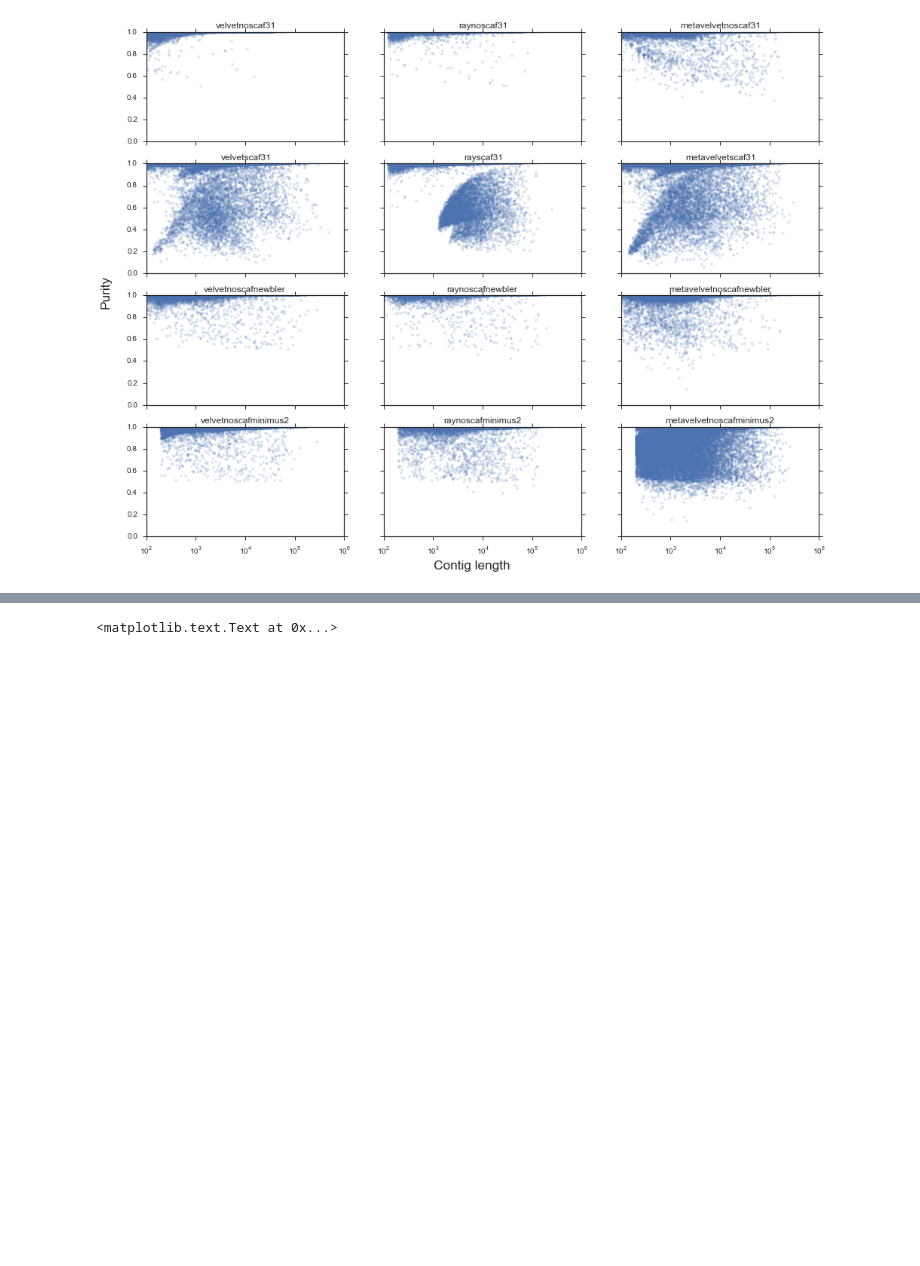
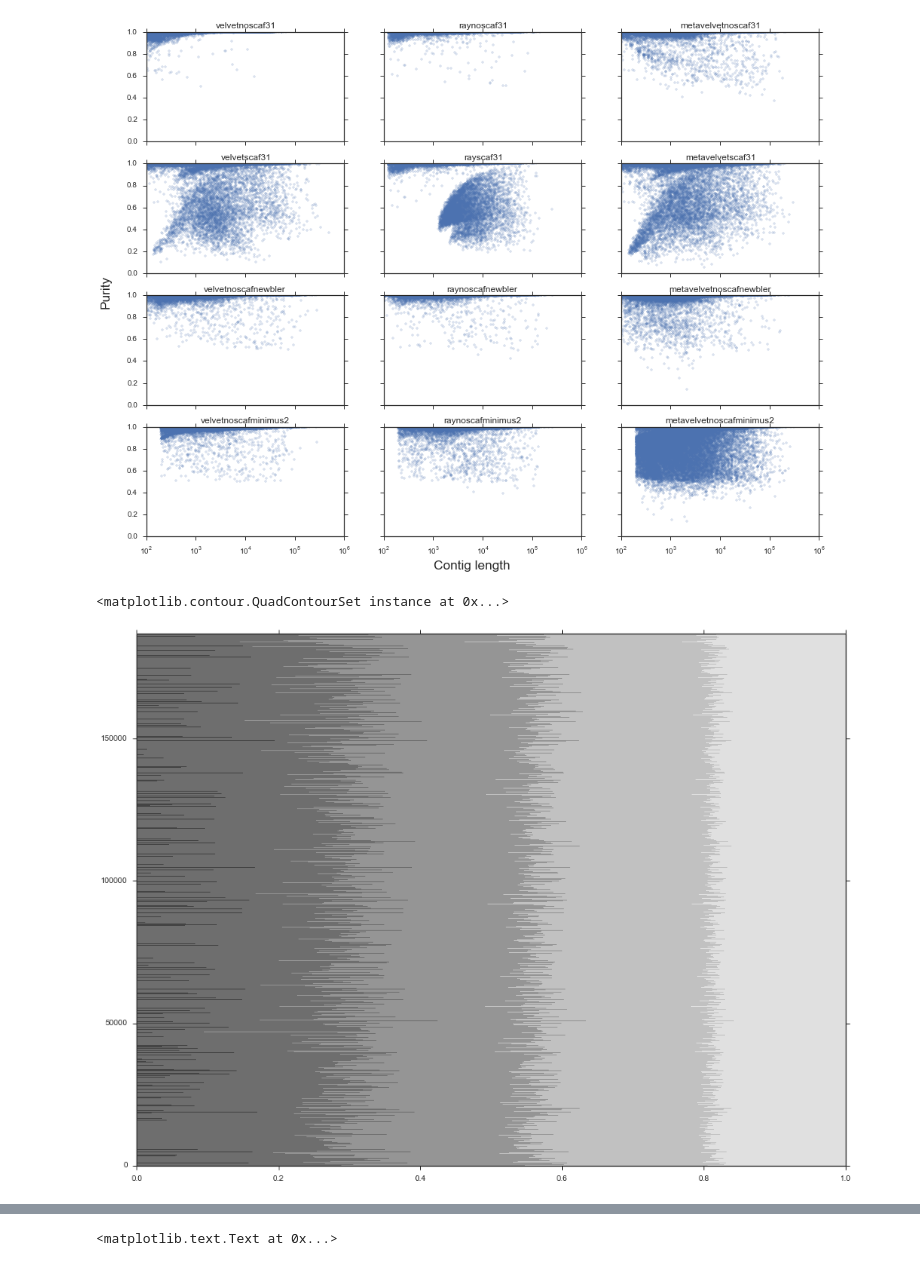
Before and after one commit to inodb/masmvali-publication, a Jupyter notebook: notebooks/LIMS1884-filtered-pairs-assemblies-2.ipynb, the cells around one changed output, grey strips where cells are left out. Cells and saved outputs as stored; diff of their text form; code cells hidden in the pictures; blank space fills up the shorter version.

Commit message:
Try some kde for contig purity length

```diff
--- a/notebooks/LIMS1884-filtered-pairs-assemblies-2.ipynb
+++ b/notebooks/LIMS1884-filtered-pairs-assemblies-2.ipynb
@@ -83,3 +83,6 @@ f.text(0.08, 0.5, 'Purity', ha='center', va='center', rotation='vertical', size=
 # %% [output]
 <matplotlib.text.Text at 0x...>
 [figure]
+# %%
+has_purity = ~np.isnan(m_even.avp.velvetnoscaf31.contig_purity["max_aln_purity"])
+vns31_purdf = pd.DataFrame([np.log10(m_even.avp.velvetnoscaf31.contig_purity[has_purity]["contig_length"]), m_even.avp.velvetnoscaf31.contig_purity[has_purity]["max_aln_purity"]], index=["contig_length","contig_purity"]).transpose()
@@ -85,0 +91,5 @@ f.text(0.08, 0.5, 'Purity', ha='center', va='center', rotation='vertical', size=
+# %%
+plt.contourf(vns31_purdf)
+# %% [output]
+<matplotlib.contour.QuadContourSet instance at 0x...>
+[figure, added]
```
Also changed, not shown: parts of 4 cells of this notebook.
